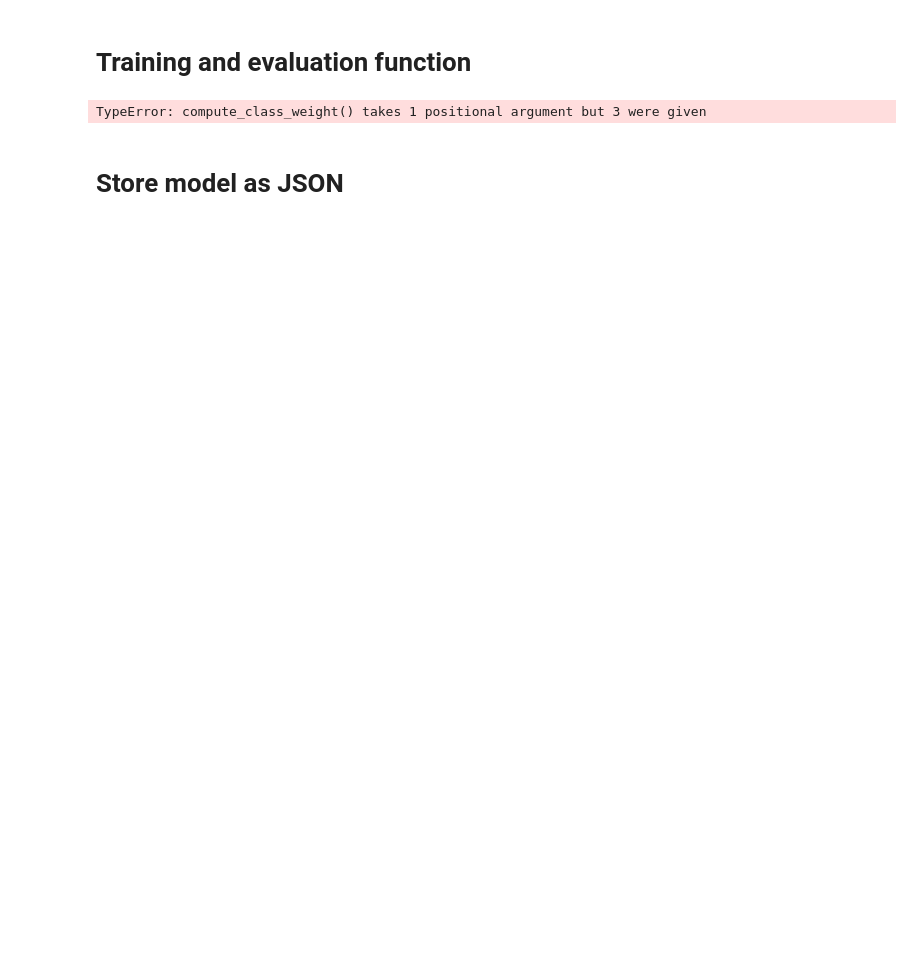
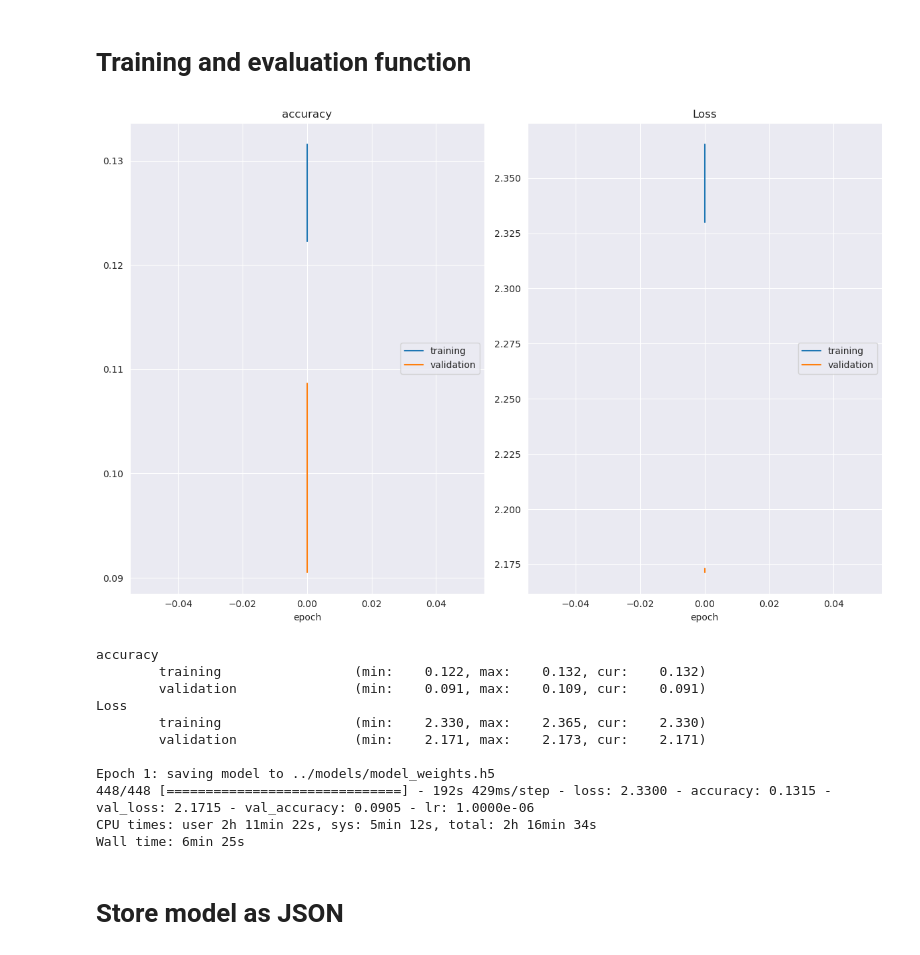
Before and after one commit to TiDev00/Facial_Emotion_Recognition, a Jupyter notebook: notebooks/detector.ipynb, the cells around one changed output. Cells and saved outputs as stored; diff of their text form; code cells hidden in the pictures; blank space fills up the shorter version.

```diff
--- a/notebooks/detector.ipynb
+++ b/notebooks/detector.ipynb
@@ -164,7 +170,8 @@ Found 7178 images belonging to 7 classes.
 # Create CNN Model
 # %%
 # Initialising the CNN
-model = Sequential()
+model_name = "NeuroVisionNet"
+model = Sequential(name=model_name)
 
 # 1 - Convolution
 model.add(Conv2D(64, (3, 3), padding='same', input_shape=(48, 48, 1)))
@@ -240,34 +255,48 @@ _________________________________________________________________
 # %%
 %%time
 
+# Set up epochs and steps per epoch
 epochs = 2
-
 steps_per_epoch = train_generator.n // train_generator.batch_size
 validation_steps = validation_generator.n // validation_generator.batch_size
 
-class_weights = compute_class_weight('balanced', np.unique(train_generator.classes), train_generator.classes)
+# Calculate class weights using compute_class_weight
+class_weights = compute_class_weight(class_weight = 'balanced',
+                                     classes = np.unique(train_generator.classes),
+                                     y = train_generator.classes)
 class_weights_dict = dict(enumerate(class_weights))
 
-reduce_lr = ReduceLROnPlateau(monitor='val_loss', factor=0.1,
-                              patience=2, min_lr=0.00001, mode='auto')
-checkpoint = ModelCheckpoint("../models/model_weights.h5", monitor='val_accuracy',
-                             save_weights_only=True, mode='max', verbose=1)
+# Set up callbacks
+reduce_lr = ReduceLROnPlateau(monitor='val_loss', factor=0.1, patience=2, min_lr=0.00001, mode='auto')
+checkpoint = ModelCheckpoint("../models/model_weights.h5", monitor='val_accuracy', save_weights_only=True, mode='max', verbose=1)
 callbacks = [PlotLossesKerasTF(), checkpoint, reduce_lr]
 
 history = {}
 
+# Training loop with class weights for each epoch
 for epoch in tqdm(range(epochs), desc="Epoch"):
     model.fit(
         x=train_generator,
         steps_per_epoch=steps_per_epoch,
         epochs=1,
         validation_data=validation_generator,
         validation_steps=validation_steps,
         class_weight=class_weights_dict,
         callbacks=callbacks
     )
 # %% [output]
+[figure, added]
-TypeError: compute_class_weight() takes 1 positional argument but 3 were given
+accuracy
+        training                 (min:    0.122, max:    0.132, cur:    0.132)
+        validation               (min:    0.091, max:    0.109, cur:    0.091)
+Loss
+        training                 (min:    2.330, max:    2.365, cur:    2.330)
+        validation               (min:    2.171, max:    2.173, cur:    2.171)
+
+Epoch 1: saving model to ../models/model_weights.h5
+448/448 [==============================] - 192s 429ms/step - loss: 2.3300 - accuracy: 0.1315 - val_loss: 2.1715 - val_accuracy: 0.0905 - lr: 1.0000e-06
+CPU times: user 2h 11min 22s, sys: 5min 12s, total: 2h 16min 34s
+Wall time: 6min 25s
 # %% [markdown]
 # Store model as JSON
 # %%
```
Also changed, not shown: parts of 4 cells of this notebook, 8 other files.
